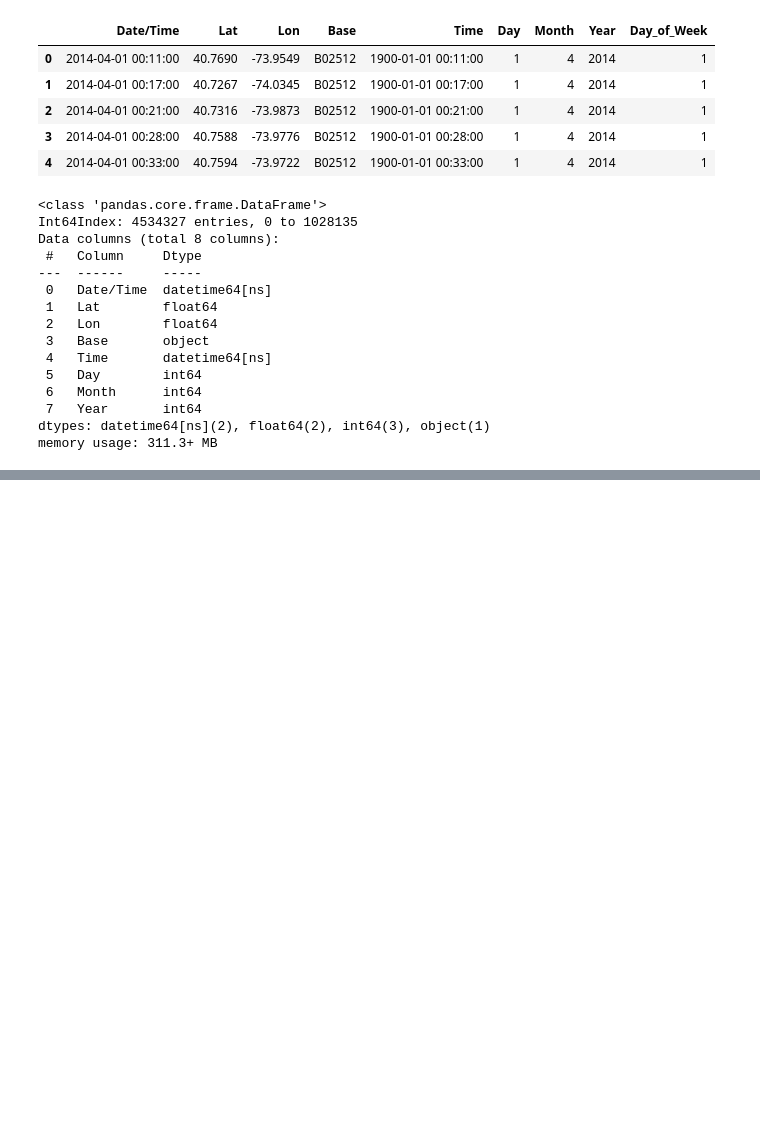
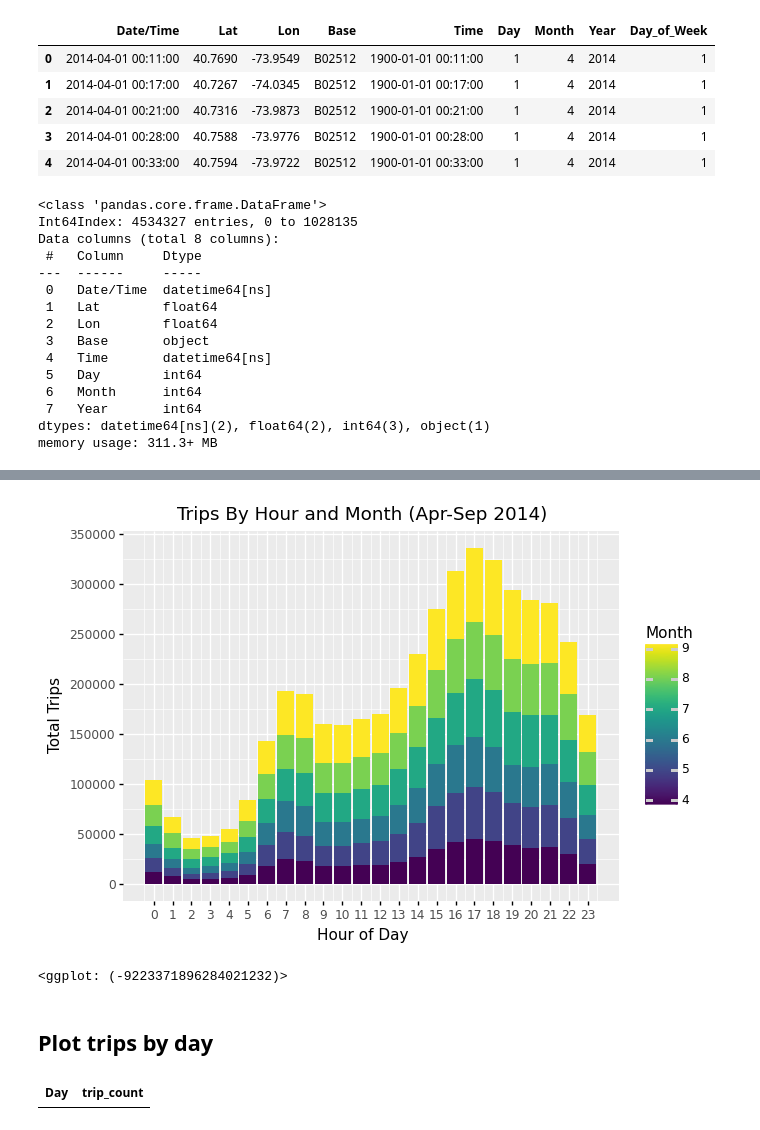
Before and after one commit to ngachago/uber_analysis, a Jupyter notebook: uber_data_viz.ipynb, the cells around one changed output, grey strips where cells are left out. Saved outputs shown, nothing was run; the diff lists cells and outputs as text; code cells hidden in the pictures; blank space fills up the shorter version.

```diff
--- a/uber_data_viz.ipynb
+++ b/uber_data_viz.ipynb
@@ -124,0 +228,17 @@ data.head()
+# %%
+ggplot(month_hour, aes('hour', 'trip_count', fill='Month')) + \
+geom_bar(stat='identity') + \
+labels.ggtitle('Trips By Hour and Month (Apr-Sep 2014)') + labels.xlab('Hour of Day') + labels.ylab('Total Trips') + \
+scales.scale_x_continuous(breaks=range(0, 24)) + \
+scales.scale_y_continuous(breaks=range(0, 400000, 50000))
+# %% [output]
+[figure, added]
+<ggplot: (-9223371896284021232)>
+# %% [markdown]
+## Plot trips by day
+# %%
+day_data = data.groupby(by=['Day']).sum().reset_index()
+day_data = day_data[['Day', 'trip_count']]
+day_data
+# %% [output]
+| Day | trip_count |
```
Also changed, not shown: parts of 15 cells of this notebook.
